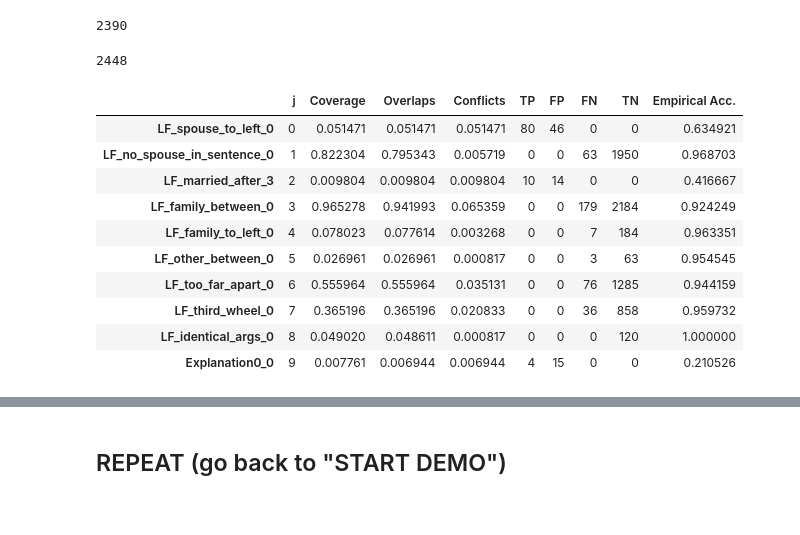
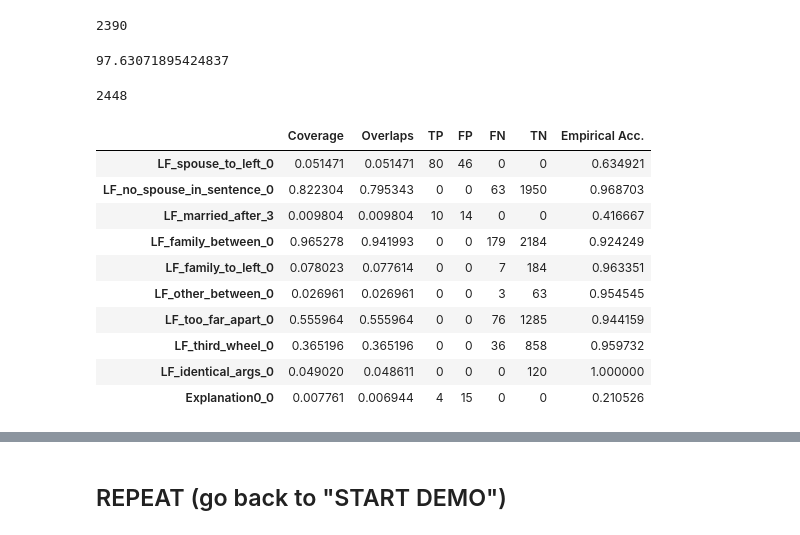
Before and after one commit to zizai/snorkel, a Jupyter notebook: tutorials/babble/BabbleLabbleDemo.ipynb, the cells around one changed output, grey strips where cells are left out. Cells and saved outputs as stored; diff of their text form; code cells hidden in the pictures.

```diff
--- a/tutorials/babble/BabbleLabbleDemo.ipynb
+++ b/tutorials/babble/BabbleLabbleDemo.ipynb
@@ -286,24 +274,28 @@ Added 1 parse(s) to set. (Total # parses = 10)
 bs.get_global_coverage().numer
 # %% [output]
 2390
+# %%
+bs.get_global_coverage().numer/float(bs.get_global_coverage().denom) * 100
+# %% [output]
+97.63071895424837
 # %%
 bs.num_dev_total
 # %% [output]
 2448
-# %%
-bs.get_lf_stats()
-# %% [output]
-|  | j | Coverage | Overlaps | Conflicts | TP | FP | FN | TN | Empirical Acc. |
-| LF_spouse_to_left_0 | 0 | 0.051471 | 0.051471 | 0.051471 | 80 | 46 | 0 | 0 | 0.634921 |
-| LF_no_spouse_in_sentence_0 | 1 | 0.822304 | 0.795343 | 0.005719 | 0 | 0 | 63 | 1950 | 0.968703 |
-| LF_married_after_3 | 2 | 0.009804 | 0.009804 | 0.009804 | 10 | 14 | 0 | 0 | 0.416667 |
-| LF_family_between_0 | 3 | 0.965278 | 0.941993 | 0.065359 | 0 | 0 | 179 | 2184 | 0.924249 |
-| LF_family_to_left_0 | 4 | 0.078023 | 0.077614 | 0.003268 | 0 | 0 | 7 | 184 | 0.963351 |
-| LF_other_between_0 | 5 | 0.026961 | 0.026961 | 0.000817 | 0 | 0 | 3 | 63 | 0.954545 |
-| LF_too_far_apart_0 | 6 | 0.555964 | 0.555964 | 0.035131 | 0 | 0 | 76 | 1285 | 0.944159 |
-| LF_third_wheel_0 | 7 | 0.365196 | 0.365196 | 0.020833 | 0 | 0 | 36 | 858 | 0.959732 |
-| LF_identical_args_0 | 8 | 0.049020 | 0.048611 | 0.000817 | 0 | 0 | 0 | 120 | 1.000000 |
-| Explanation0_0 | 9 | 0.007761 | 0.006944 | 0.006944 | 4 | 15 | 0 | 0 | 0.210526 |
+# %%
+HTML(bs.get_lf_stats().to_html(columns=['Coverage', 'Overlaps', 'TP', 'FP', 'FN', 'TN', 'Empirical Acc.']))
+# %% [output]
+|  | Coverage | Overlaps | TP | FP | FN | TN | Empirical Acc. |
+| LF_spouse_to_left_0 | 0.051471 | 0.051471 | 80 | 46 | 0 | 0 | 0.634921 |
+| LF_no_spouse_in_sentence_0 | 0.822304 | 0.795343 | 0 | 0 | 63 | 1950 | 0.968703 |
+| LF_married_after_3 | 0.009804 | 0.009804 | 10 | 14 | 0 | 0 | 0.416667 |
+| LF_family_between_0 | 0.965278 | 0.941993 | 0 | 0 | 179 | 2184 | 0.924249 |
+| LF_family_to_left_0 | 0.078023 | 0.077614 | 0 | 0 | 7 | 184 | 0.963351 |
+| LF_other_between_0 | 0.026961 | 0.026961 | 0 | 0 | 3 | 63 | 0.954545 |
+| LF_too_far_apart_0 | 0.555964 | 0.555964 | 0 | 0 | 76 | 1285 | 0.944159 |
+| LF_third_wheel_0 | 0.365196 | 0.365196 | 0 | 0 | 36 | 858 | 0.959732 |
+| LF_identical_args_0 | 0.049020 | 0.048611 | 0 | 0 | 0 | 120 | 1.000000 |
+| Explanation0_0 | 0.007761 | 0.006944 | 4 | 15 | 0 | 0 | 0.210526 |
 # %%
 bs.get_parses()
 # %% [output]
```
Also changed, not shown: parts of 14 cells of this notebook, 5 other files.
